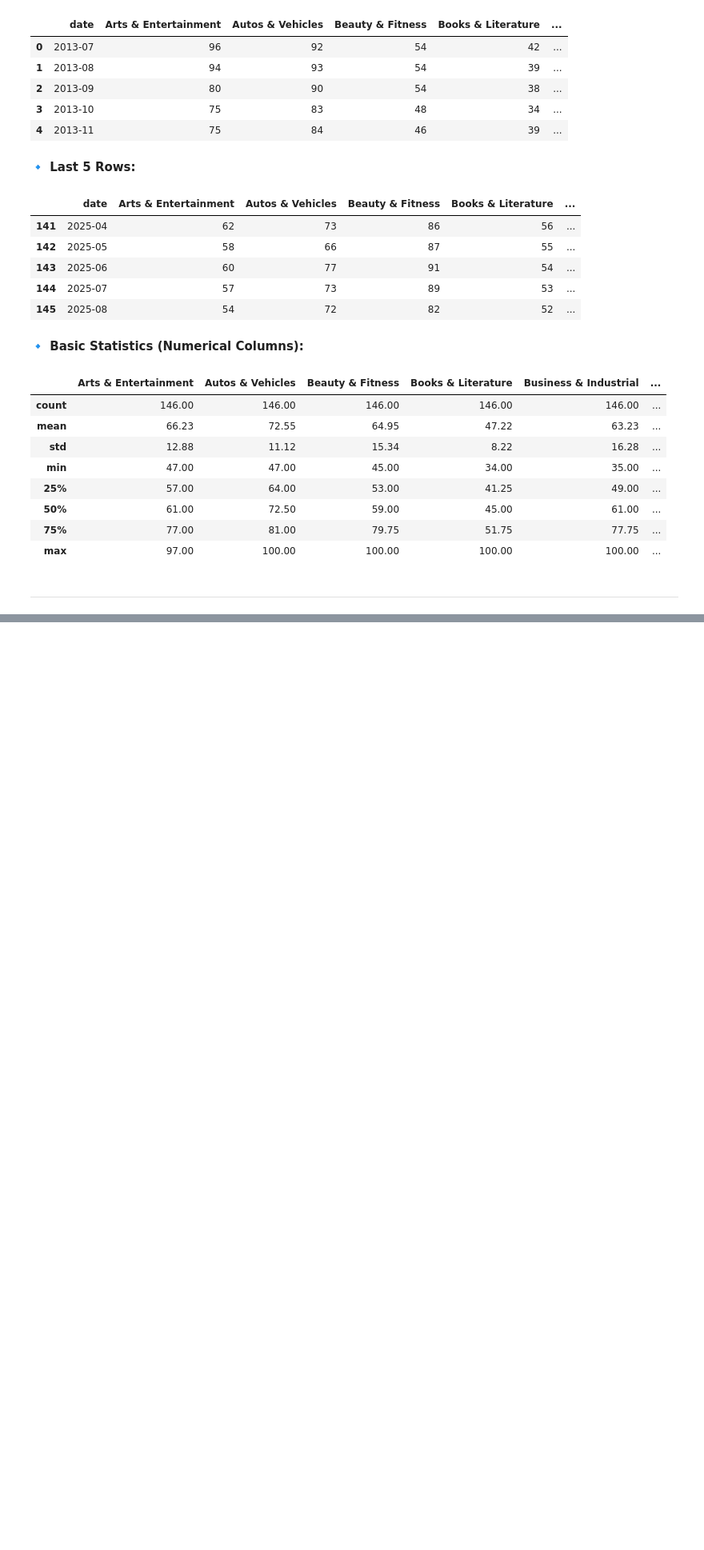
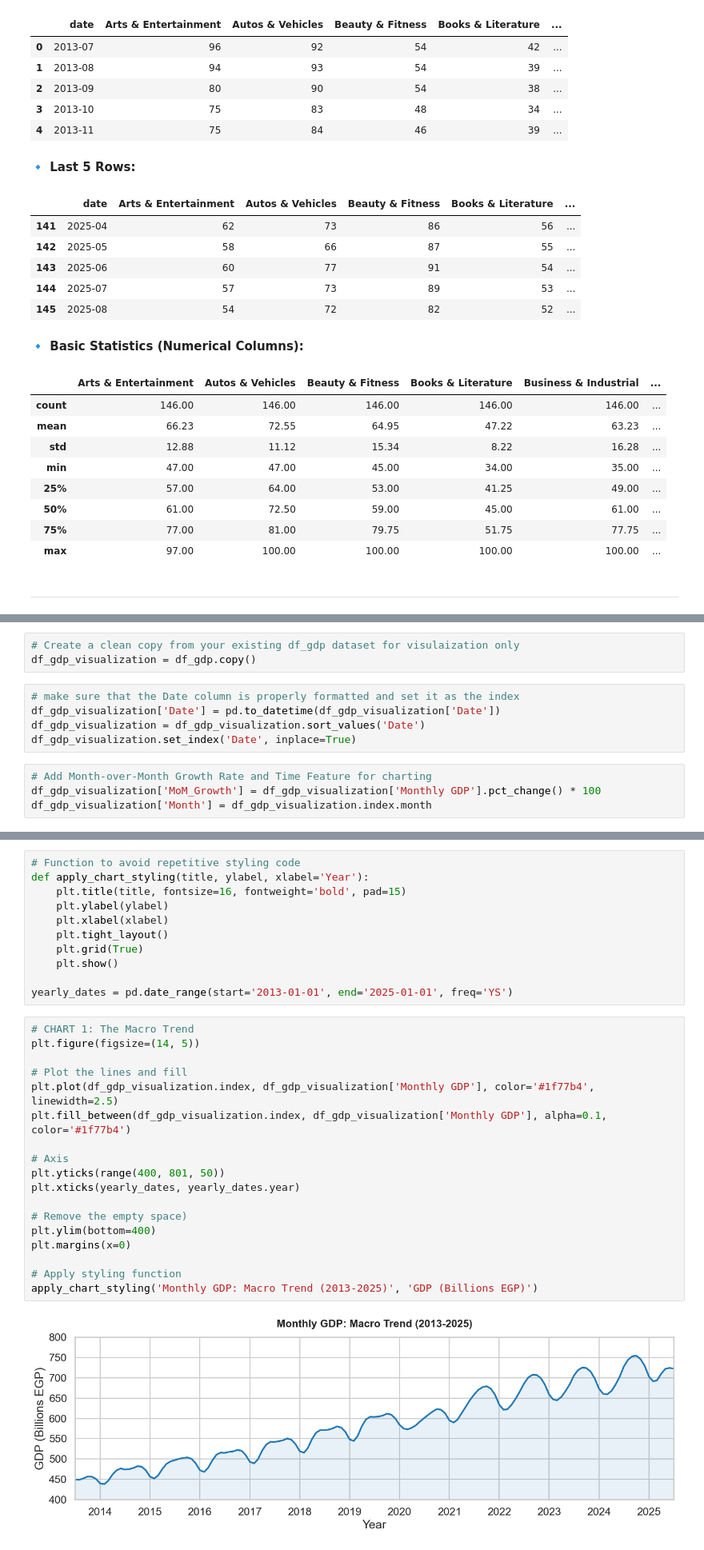
Before and after one commit to OmarAhmedAbdelAziz/GDP-Nowcasting-case-study-CBE, a Jupyter notebook: notebooks/GDP_Nowcasting.ipynb, the cells around one changed output, grey strips where cells are left out. Shown at 80% size. Cells and saved outputs as stored; diff of their text form; blank space fills up the shorter version.

```diff
--- a/notebooks/GDP_Nowcasting.ipynb
+++ b/notebooks/GDP_Nowcasting.ipynb
@@ -138,0 +164,12 @@ read_data(df_gt, "Google Trends Categories")
+# %%
+# Create a clean copy from your existing df_gdp dataset for visulaization only
+df_gdp_visualization = df_gdp.copy()
+# %%
+# make sure that the Date column is properly formatted and set it as the index
+df_gdp_visualization['Date'] = pd.to_datetime(df_gdp_visualization['Date'])
+df_gdp_visualization = df_gdp_visualization.sort_values('Date')
+df_gdp_visualization.set_index('Date', inplace=True)
+# %%
+# Add Month-over-Month Growth Rate and Time Feature for charting
+df_gdp_visualization['MoM_Growth'] = df_gdp_visualization['Monthly GDP'].pct_change() * 100
+df_gdp_visualization['Month'] = df_gdp_visualization.index.month
@@ -138,0 +186,31 @@ read_data(df_gt, "Google Trends Categories")
+# %%
+# Function to avoid repetitive styling code
+def apply_chart_styling(title, ylabel, xlabel='Year'):
+    plt.title(title, fontsize=16, fontweight='bold', pad=15)
+    plt.ylabel(ylabel)
+    plt.xlabel(xlabel)
+    plt.tight_layout()
+    plt.grid(True)
+    plt.show()
+
+yearly_dates = pd.date_range(start='2013-01-01', end='2025-01-01', freq='YS')
+# %%
+# CHART 1: The Macro Trend
+plt.figure(figsize=(14, 5))
+
+# Plot the lines and fill
+plt.plot(df_gdp_visualization.index, df_gdp_visualization['Monthly GDP'], color='#1f77b4', linewidth=2.5)
+plt.fill_between(df_gdp_visualization.index, df_gdp_visualization['Monthly GDP'], alpha=0.1, color='#1f77b4')
+
+# Axis
+plt.yticks(range(400, 801, 50))
+plt.xticks(yearly_dates, yearly_dates.year)
+
+# Remove the empty space)
+plt.ylim(bottom=400)
+plt.margins(x=0)
+
+# Apply styling function
+apply_chart_styling('Monthly GDP: Macro Trend (2013-2025)', 'GDP (Billions EGP)')
+# %% [output]
+[figure, added]
```
Also changed, not shown: parts of 64 cells of this notebook, 7 other files.
